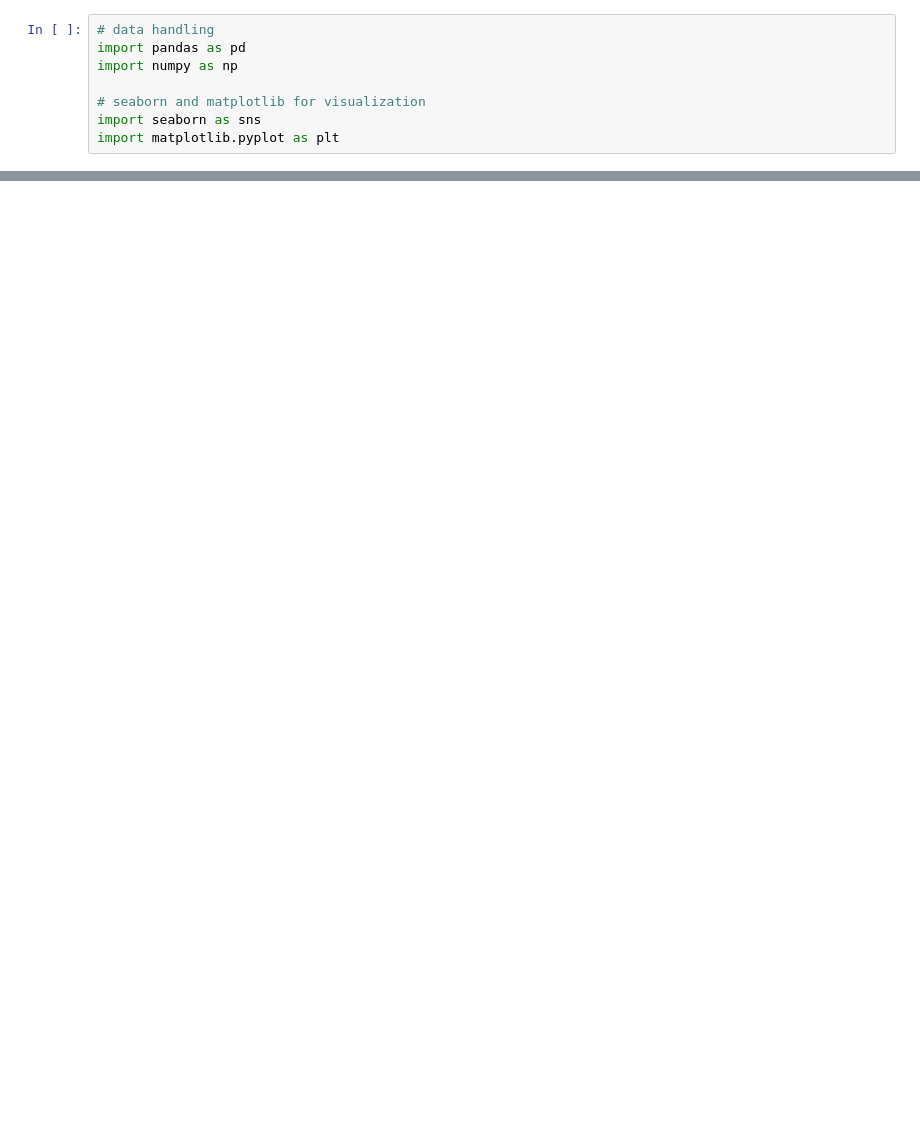
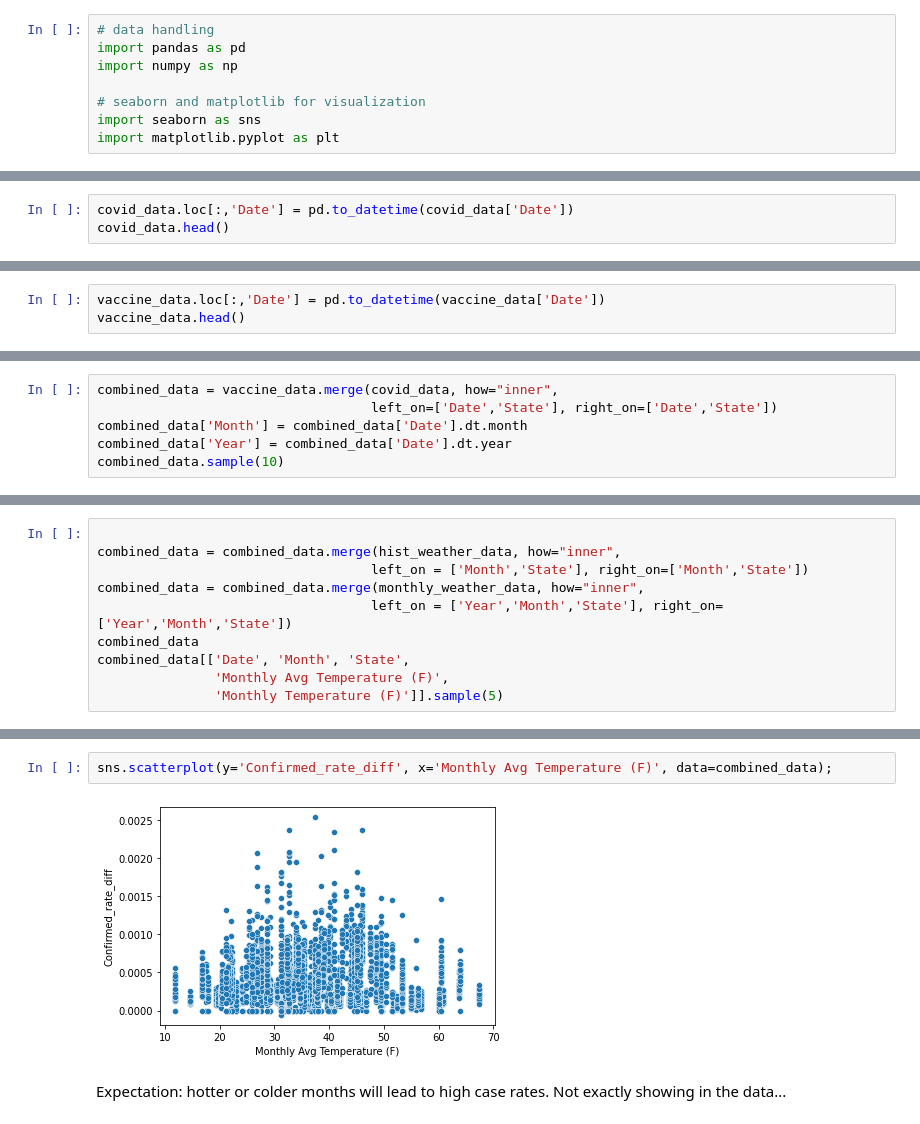
Before and after one commit to amichaelsen/COVID_project, a Jupyter notebook: analysis/modeling.ipynb, the cells around one changed output, grey strips where cells are left out. Drawn from its saved outputs; the diff is of its cells as text; blank space fills up the shorter version.

```diff
--- a/analysis/modeling.ipynb
+++ b/analysis/modeling.ipynb
@@ -28,0 +32,3 @@ vaccine_data = pd.read_csv('../data/vaccine_data.csv')
+# %%
+covid_data.loc[:,'Date'] = pd.to_datetime(covid_data['Date'])
+covid_data.head()
@@ -28,0 +101,3 @@ vaccine_data = pd.read_csv('../data/vaccine_data.csv')
+# %%
+vaccine_data.loc[:,'Date'] = pd.to_datetime(vaccine_data['Date'])
+vaccine_data.head()
@@ -28,0 +122,6 @@ vaccine_data = pd.read_csv('../data/vaccine_data.csv')
+# %%
+combined_data = vaccine_data.merge(covid_data, how="inner",
+                                   left_on=['Date','State'], right_on=['Date','State'])
+combined_data['Month'] = combined_data['Date'].dt.month
+combined_data['Year'] = combined_data['Date'].dt.year
+combined_data.sample(10)
@@ -28,0 +140,10 @@ vaccine_data = pd.read_csv('../data/vaccine_data.csv')
+# %%
+
+combined_data = combined_data.merge(hist_weather_data, how="inner",
+                                   left_on = ['Month','State'], right_on=['Month','State'])
+combined_data = combined_data.merge(monthly_weather_data, how="inner",
+                                   left_on = ['Year','Month','State'], right_on=['Year','Month','State'])
+combined_data
+combined_data[['Date', 'Month', 'State',
+               'Monthly Avg Temperature (F)',
+               'Monthly Temperature (F)']].sample(5)
@@ -28,0 +211,6 @@ vaccine_data = pd.read_csv('../data/vaccine_data.csv')
+# %%
+sns.scatterplot(y='Confirmed_rate_diff', x='Monthly Avg Temperature (F)', data=combined_data);
+# %% [output]
+[figure, added]
+# %% [markdown]
+Expectation: hotter or colder months will lead to high case rates. Not exactly showing in the data...
```
Also changed, not shown: parts of 25 cells of this notebook.
